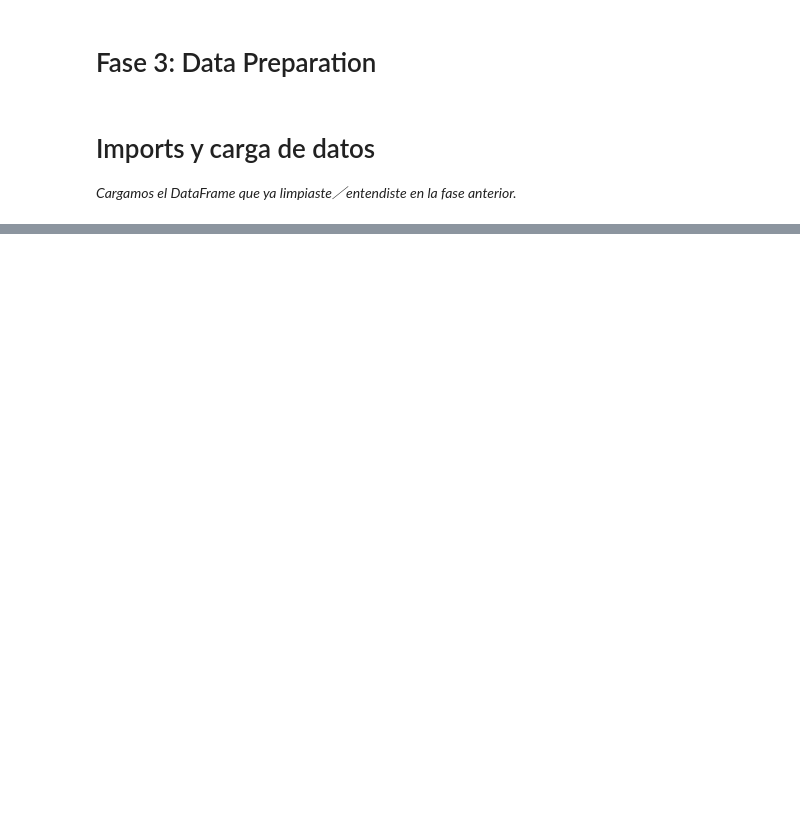
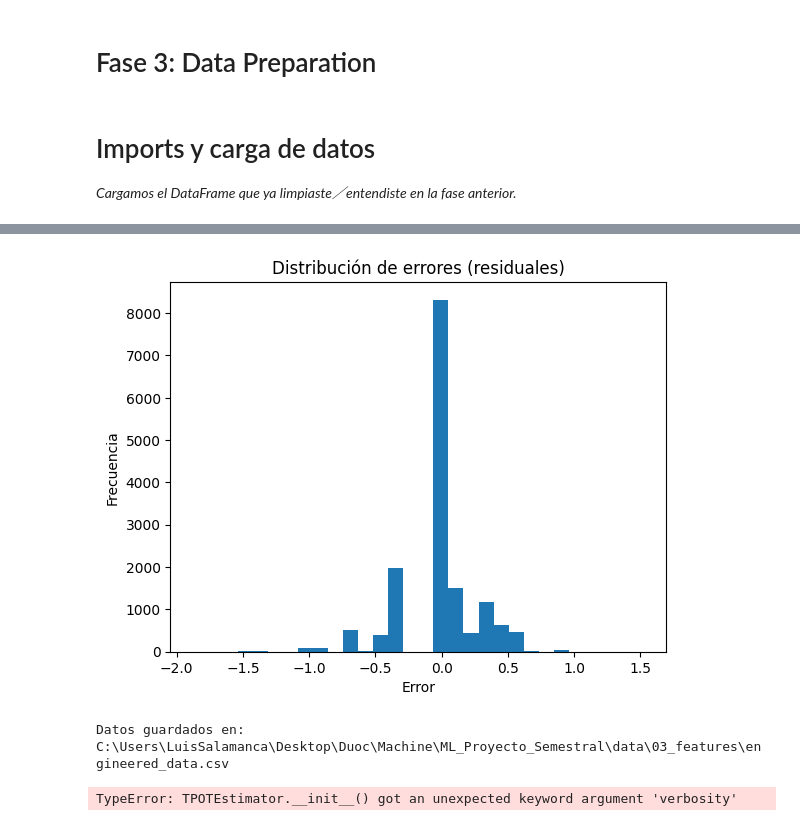
Before and after one commit to GabrielHinostroza2/ML_Proyecto_Semestral, a Jupyter notebook: notebooks/04-data_preparation.ipynb, the cells around one changed output, grey strips where cells are left out. Drawn from its saved outputs; the diff is of its cells as text; code cells hidden in the pictures; blank space fills up the shorter version.

```diff
--- a/notebooks/04-data_preparation.ipynb
+++ b/notebooks/04-data_preparation.ipynb
@@ -190,0 +372,22 @@ Guardado en 04_data_prepared.csv | shape: (79157, 30)
+# %%
+residuals = y_test - y_pred
+plt.hist(residuals, bins=30)
+plt.title('Distribución de errores (residuales)')
+plt.xlabel('Error')
+plt.ylabel('Frecuencia')
+plt.show()
+# %% [output]
+[figure, added]
+# %%
+# Guardado del dataset limpio
+path = r'C:\Users\LuisSalamanca\Desktop\Duoc\Machine\ML_Proyecto_Semestral\data\03_features\engineered_data.csv'
+
+try:
+    import os
+    os.makedirs(os.path.dirname(path), exist_ok=True)
+    df_new.to_csv(path, index=False)
+    print(f"Datos guardados en: {path}")
+except Exception as e:
+    print(f"Error al guardar los datos: {e}")
+# %% [output]
+Datos guardados en: C:\Users\LuisSalamanca\Desktop\Duoc\Machine\ML_Proyecto_Semestral\data\03_features\engineered_data.csv
@@ -190,0 +414,8 @@ Guardado en 04_data_prepared.csv | shape: (79157, 30)
+# %%
+# Inicializar TPOT
+tpot = TPOTRegressor(verbosity=2, generations=5, population_size=20, random_state=42)
+
+# Ajustar el modelo
+tpot.fit(X_train, y_train)
+# %% [output]
+TypeError: TPOTEstimator.__init__() got an unexpected keyword argument 'verbosity'
```
Also changed, not shown: parts of 51 cells of this notebook, 12 other files.
